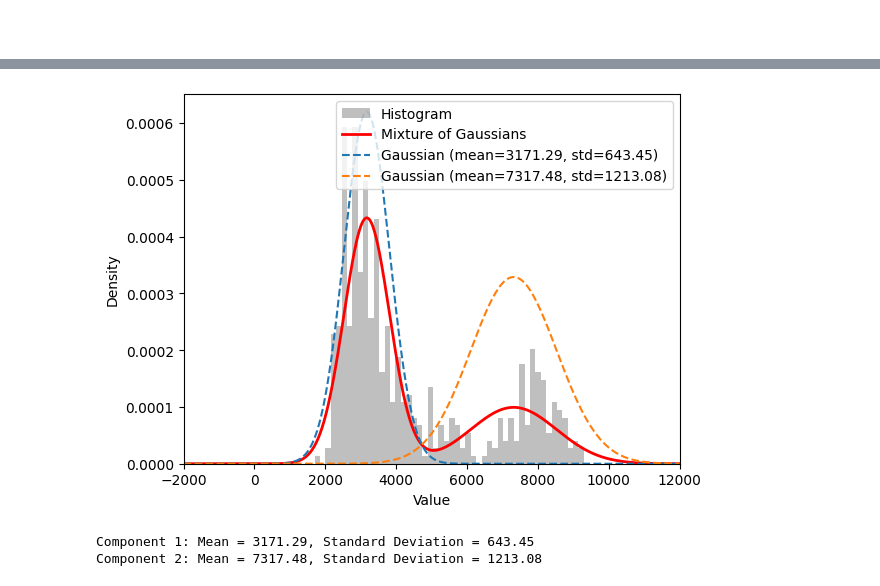
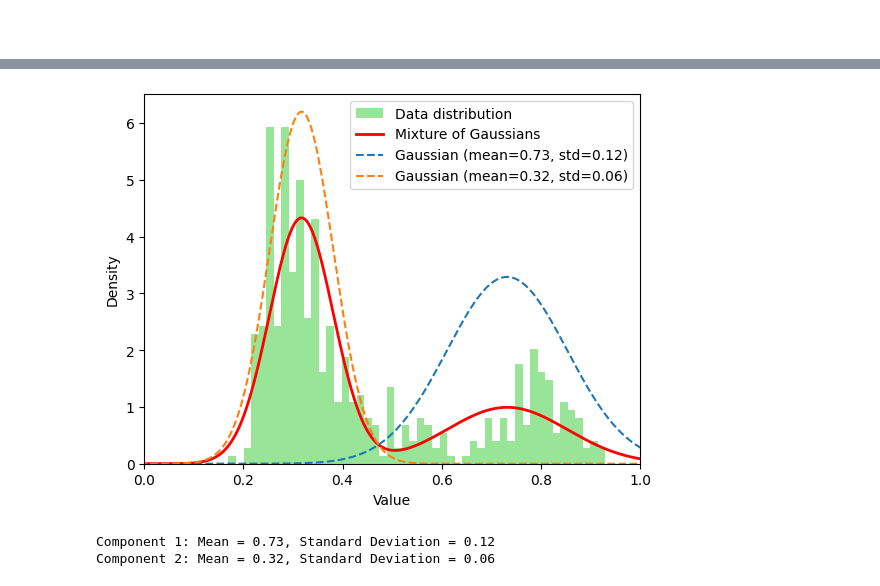
Before and after one commit to francobarrionuevoenv21/ClusteringPaddyFields_Fires_SanJavier, a Jupyter notebook: 03_CoverTypes2022_sampling.ipynb, the cells around one changed output, grey strips where cells are left out. Cells and saved outputs as stored; diff of their text form; code cells hidden in the pictures.

```diff
--- a/03_CoverTypes2022_sampling.ipynb
+++ b/03_CoverTypes2022_sampling.ipynb
@@ -194,2 +207,3 @@ plt.show()
 # %%
-data = dfNDVITransverFilt01MV.to_numpy().flatten()
+ndvi_toDist = dfNDVITransverFilt01MV.to_numpy().flatten()
+print(ndvi_toDist.shape)
@@ -196,35 +248,29 @@ data = dfNDVITransverFilt01MV.to_numpy().flatten()
+# %%
+gmm = GaussianMixture(n_components=2) # Initialize the model with two components
+gmm.fit(ndvi_toDist.reshape(-1, 1))  # Fiit the model. NOTE: Reshape the data if it's 1D
+
+# Get the parameters of the fitted distributions
+means = gmm.means_.flatten()
+stds = np.sqrt(gmm.covariances_).flatten()
 # %%
-import numpy as np
-import matplotlib.pyplot as plt
-from scipy.stats import norm
-from sklearn.mixture import GaussianMixture
-
-# Assuming your data is stored in a variable named 'data'
-# Fit a mixture of two Gaussian distributions to the data
-gmm = GaussianMixture(n_components=2)
-gmm.fit(data.reshape(-1, 1))  # Reshape the data if it's 1D
-
-# Get the parameters of the fitted distributions
-means = gmm.means_.flatten()
-stds = np.sqrt(gmm.covariances_).flatten()
-
 # Plot the histogram of the data and the fitted distributions
-plt.hist(data, bins=50, density=True, alpha=0.5, color='gray', label='Histogram')
-x = np.linspace(-2000, 12000, 1000)
+plt.hist(data, bins=50, density=True, alpha=0.5, color='limegreen', label='Data distribution')
+x = np.linspace(-0.2, 1.2, 1000)
 pdf = np.exp(gmm.score_samples(x.reshape(-1, 1)))
 plt.plot(x, pdf, color='red', lw=2, label='Mixture of Gaussians')
+
 for mean, std in zip(means, stds):
     plt.plot(x, norm.pdf(x, mean, std), '--', label=f'Gaussian (mean={mean:.2f}, std={std:.2f})')
 plt.xlabel('Value')
 plt.ylabel('Density')
 plt.legend(loc='best')
-plt.xlim(-2000,12000)
+plt.xlim(0, 1)
 plt.show()
 
 # Print the mean values and standard deviations for each component
 for i, (mean, std) in enumerate(zip(means, stds)):
     print(f'Component {i + 1}: Mean = {mean:.2f}, Standard Deviation = {std:.2f}')
 # %% [output]
-[figure, old version]
+[figure, new version]
-Component 1: Mean = 3171.29, Standard Deviation = 643.45
-Component 2: Mean = 7317.48, Standard Deviation = 1213.08
+Component 1: Mean = 0.73, Standard Deviation = 0.12
+Component 2: Mean = 0.32, Standard Deviation = 0.06
```
Also changed, not shown: parts of 9 cells of this notebook.
